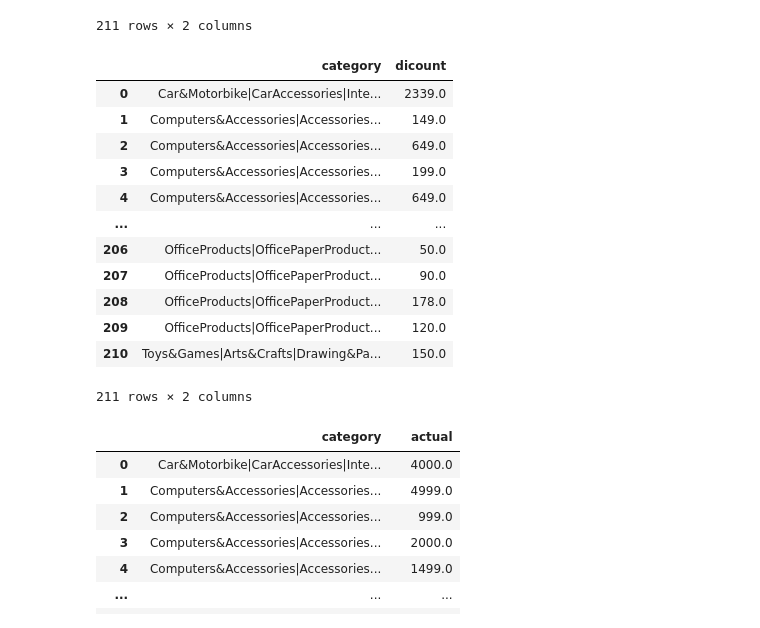
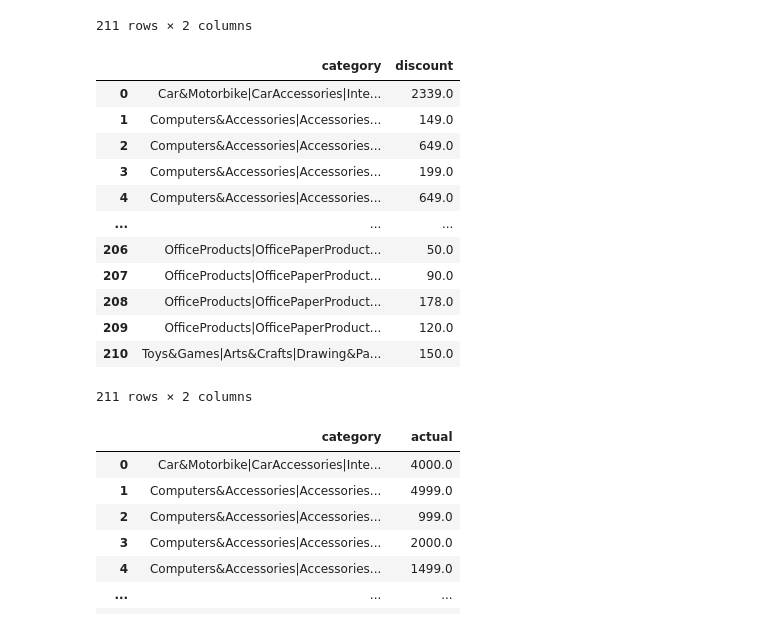
Before and after one commit to rodyragab35205-maker/Amazon-EDA-Project, a Jupyter notebook: notebooks/amazon_eda.ipynb, the cells around one changed output. Cells and saved outputs as stored; diff of their text form; code cells hidden in the pictures.

```diff
--- a/notebooks/amazon_eda.ipynb
+++ b/notebooks/amazon_eda.ipynb
@@ -261,10 +313,10 @@ min_discount
 | 210 | Toys&Games|Arts&Crafts|Drawing&Pa... | 150.0 |
 211 rows × 2 columns
 # %%
-min_discount=amazon.groupby('category')['discounted_price'].min().sort_index(inplace=False).reset_index(name='dicount')
+min_discount=amazon.groupby('category')['discounted_price'].min().sort_index(inplace=False).reset_index(name='discount')
 min_discount
 # %% [output]
-|  | category | dicount |
+|  | category | discount |
 | 0 | Car&Motorbike|CarAccessories|Inte... | 2339.0 |
 | 1 | Computers&Accessories|Accessories... | 149.0 |
 | 2 | Computers&Accessories|Accessories... | 649.0 |
```
Also changed, not shown: parts of 50 cells of this notebook, 1 other file.
